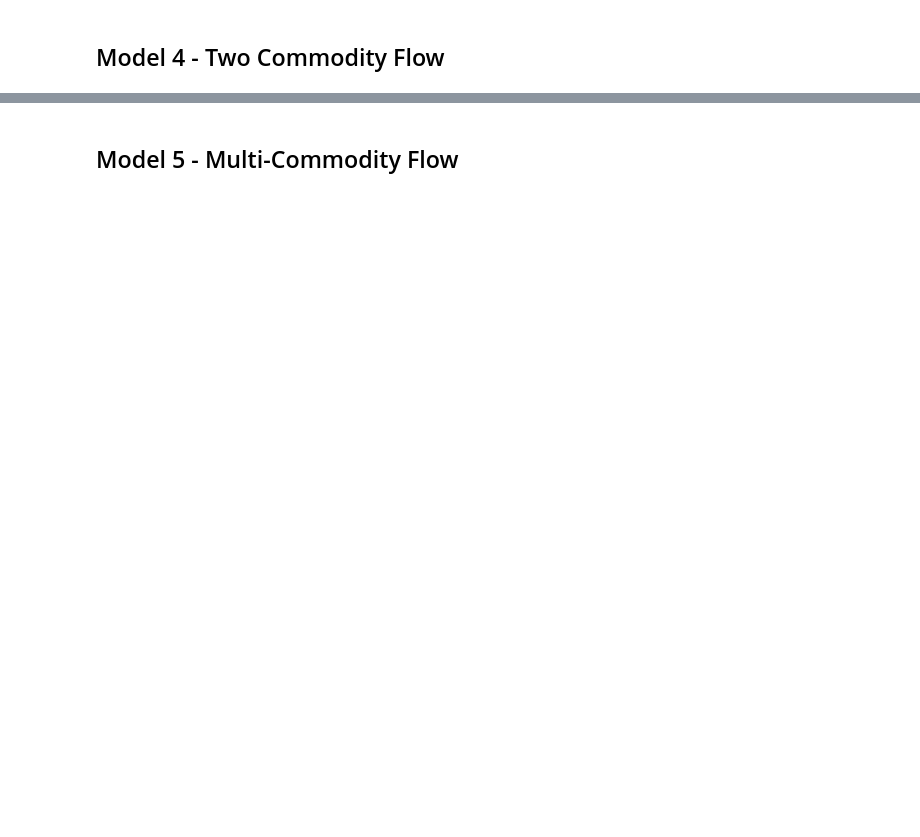
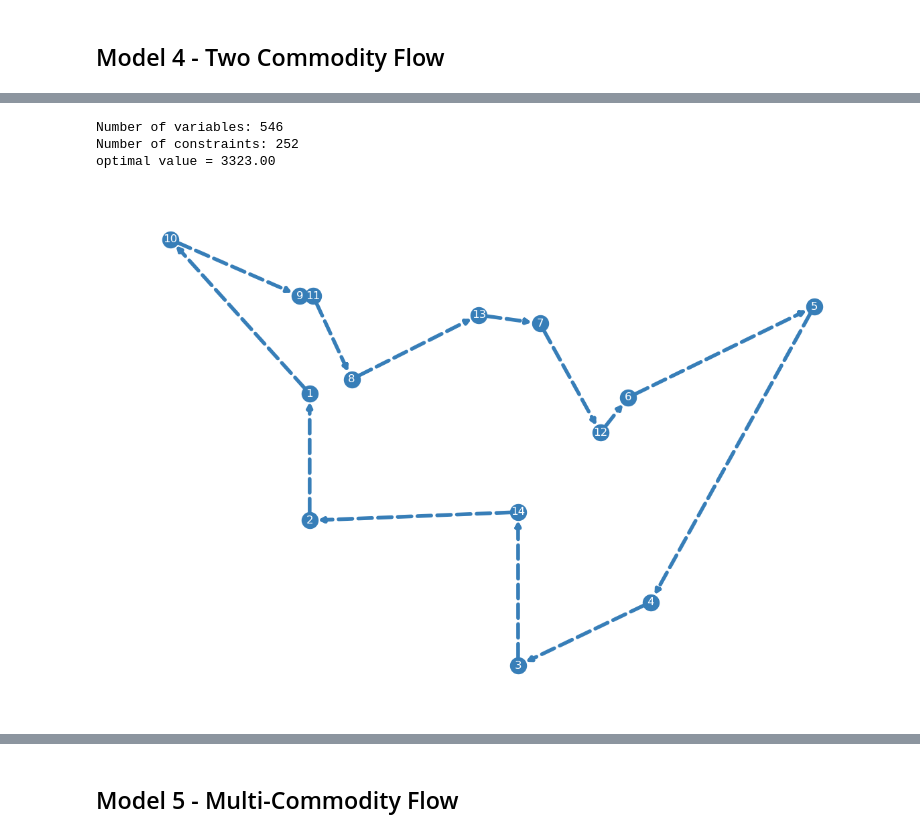
Before and after one commit to kunlei/python-ortools-notes, a Jupyter notebook: ip-tsp.ipynb, the cells around one changed output, grey strips where cells are left out. Saved outputs shown, nothing was run; the diff lists cells and outputs as text; code cells hidden in the pictures; blank space fills up the shorter version.

```diff
--- a/ip-tsp.ipynb
+++ b/ip-tsp.ipynb
@@ -494,0 +1022,17 @@ Gap                : 0.00 %
+# %%
+#| label: fig-tsp-model4-burma14-sol
+#| fig-cap: Optimal route for the *burma14* instance
+
+instance = './data/tsp/burma14.tsp'
+
+model_v4 = TspModelV4()
+model_v4.read_inputs(instance_file=instance)
+model_v4.build_model()
+model_v4.show_model_info()
+model_v4.optimize(False)
+model_v4.show_opt_route()
+# %% [output]
+Number of variables: 546
+Number of constraints: 252
+optimal value = 3323.00
+[figure, added]
```
Also changed, not shown: parts of 20 cells of this notebook, 4 other files.
